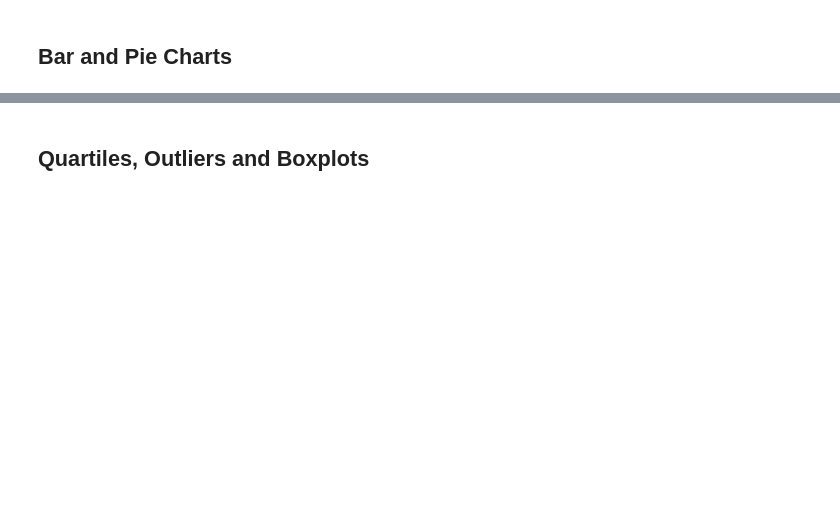
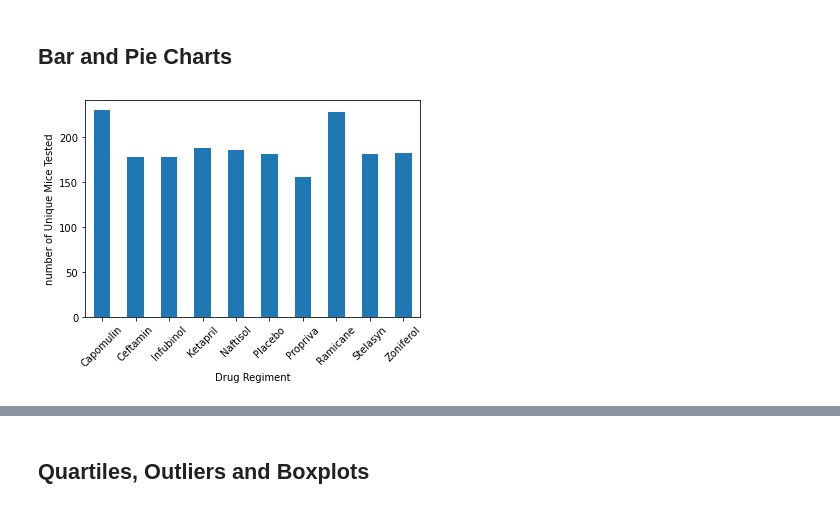
Before and after one commit to atemkuh/Matplotlib, a Jupyter notebook: pymaceuticals/pymaceuticals_starter.ipynb, the cells around one changed output, grey strips where cells are left out. Saved outputs shown, nothing was run; the diff lists cells and outputs as text; code cells hidden in the pictures; blank space fills up the shorter version.

```diff
--- a/pymaceuticals/pymaceuticals_starter.ipynb
+++ b/pymaceuticals/pymaceuticals_starter.ipynb
@@ -74,3 +74,6 @@ Metastatic Sites         5
 dtype: int64
 # %%
 # Combine the data into a single dataset
+mouse_mdata_and_study_results_df = pd.merge(study_results_df,mouse_metadata_df, how="left", on="Mouse ID")
+mouse_mdata_and_study_results_df.columns
+mouse_mdata_and_study_results_df.head()
@@ -83,2 +106,6 @@ dtype: int64
+# %%
+# Drop any duplicate rows
+mouse_mdata_and_study_results_df.drop_duplicates(subset=['Mouse ID','Timepoint'],inplace=True)
+#mouse_mdata_and_study_results_df.drop_duplicates(keep='first').inplace=True
 # %%
 # Recheck the number of mice
@@ -92,3 +159,11 @@ dtype: int64
 # %%
 # Generate a bar plot showing the total number of datapoints for each drug regimen using pandas.
 # There should be a single bar per regimen
+bar_plot = mouse_mdata_and_study_results_df.groupby('Drug Regimen').count()['Tumor Volume (mm3)']
+bar_plot.plot(kind="bar")
+plt.xlabel("Drug Regiment")
+plt.xticks(rotation=45)
+plt.ylabel("number of Unique Mice Tested")
+plt.show()
+# %% [output]
+[figure, added]
```
Also changed, not shown: parts of 18 cells of this notebook, 1 other file.
